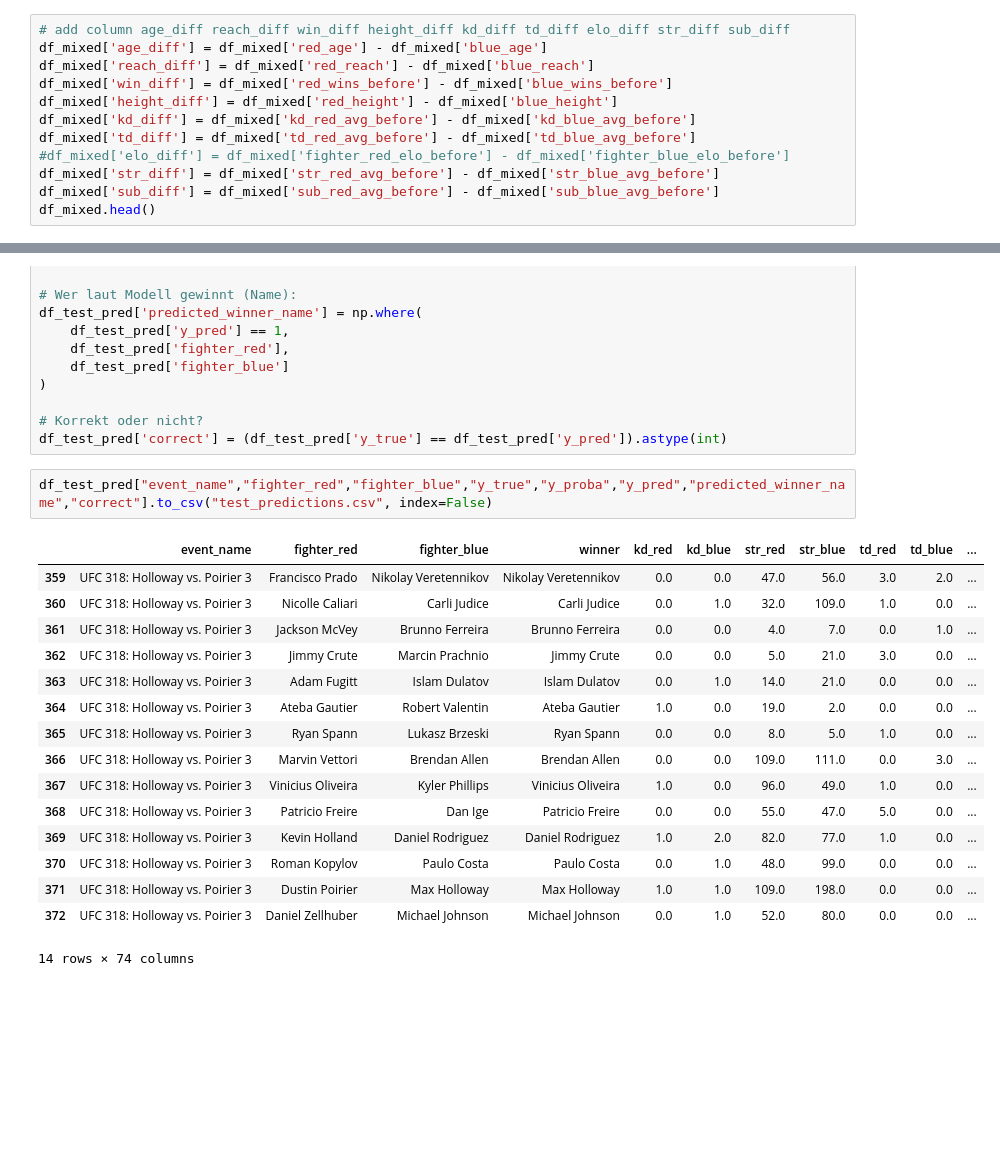
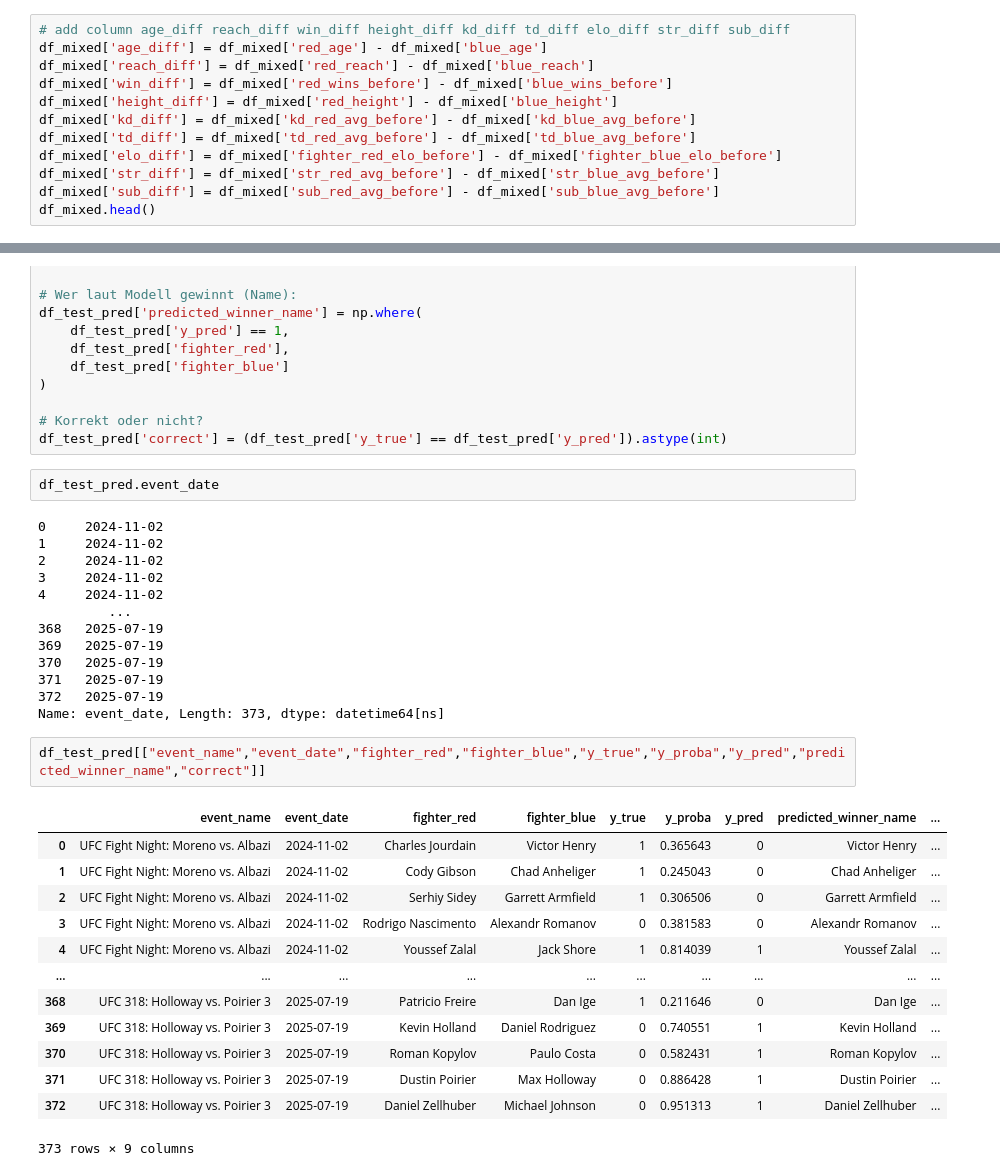
Before and after one commit to P-AEL/Better, a Jupyter notebook: Create_dataset.ipynb, the cells around one changed output, grey strips where cells are left out. Saved outputs shown, nothing was run; the diff lists cells and outputs as text; blank space fills up the shorter version.

```diff
--- a/Create_dataset.ipynb
+++ b/Create_dataset.ipynb
@@ -459,7 +459,7 @@ df_mixed['win_diff'] = df_mixed['red_wins_before'] - df_mixed['blue_wins_before'
 df_mixed['height_diff'] = df_mixed['red_height'] - df_mixed['blue_height']
 df_mixed['kd_diff'] = df_mixed['kd_red_avg_before'] - df_mixed['kd_blue_avg_before']
 df_mixed['td_diff'] = df_mixed['td_red_avg_before'] - df_mixed['td_blue_avg_before']
-#df_mixed['elo_diff'] = df_mixed['fighter_red_elo_before'] - df_mixed['fighter_blue_elo_before']
+df_mixed['elo_diff'] = df_mixed['fighter_red_elo_before'] - df_mixed['fighter_blue_elo_before']
 df_mixed['str_diff'] = df_mixed['str_red_avg_before'] - df_mixed['str_blue_avg_before']
 df_mixed['sub_diff'] = df_mixed['sub_red_avg_before'] - df_mixed['sub_blue_avg_before']
 df_mixed.head()
@@ -706,22 +706,34 @@ df_test_pred['predicted_winner_name'] = np.where(
 
 # Korrekt oder nicht?
 df_test_pred['correct'] = (df_test_pred['y_true'] == df_test_pred['y_pred']).astype(int)
+# %%
+df_test_pred.event_date
+# %% [output]
+0     2024-11-02
+1     2024-11-02
+2     2024-11-02
+3     2024-11-02
+4     2024-11-02
+         ...
+368   2025-07-19
+369   2025-07-19
+370   2025-07-19
+371   2025-07-19
+372   2025-07-19
+Name: event_date, Length: 373, dtype: datetime64[ns]
 # %%
-df_test_pred["event_name","fighter_red","fighter_blue","y_true","y_proba","y_pred","predicted_winner_name","correct"].to_csv("test_predictions.csv", index=False)
+df_test_pred[["event_name","event_date","fighter_red","fighter_blue","y_true","y_proba","y_pred","predicted_winner_name","correct"]]
 # %% [output]
-|  | event_name | fighter_red | fighter_blue | winner | kd_red | kd_blue | str_red | str_blue | td_red | td_blue | ... |
-| 359 | UFC 318: Holloway vs. Poirier 3 | Francisco Prado | Nikolay Veretennikov | Nikolay Veretennikov | 0.0 | 0.0 | 47.0 | 56.0 | 3.0 | 2.0 | ... |
-| 360 | UFC 318: Holloway vs. Poirier 3 | Nicolle Caliari | Carli Judice | Carli Judice | 0.0 | 1.0 | 32.0 | 109.0 | 1.0 | 0.0 | ... |
-| 361 | UFC 318: Holloway vs. Poirier 3 | Jackson McVey | Brunno Ferreira | Brunno Ferreira | 0.0 | 0.0 | 4.0 | 7.0 | 0.0 | 1.0 | ... |
-| 362 | UFC 318: Holloway vs. Poirier 3 | Jimmy Crute | Marcin Prachnio | Jimmy Crute | 0.0 | 0.0 | 5.0 | 21.0 | 3.0 | 0.0 | ... |
-| 363 | UFC 318: Holloway vs. Poirier 3 | Adam Fugitt | Islam Dulatov | Islam Dulatov | 0.0 | 1.0 | 14.0 | 21.0 | 0.0 | 0.0 | ... |
-| 364 | UFC 318: Holloway vs. Poirier 3 | Ateba Gautier | Robert Valentin | Ateba Gautier | 1.0 | 0.0 | 19.0 | 2.0 | 0.0 | 0.0 | ... |
-| 365 | UFC 318: Holloway vs. Poirier 3 | Ryan Spann | Lukasz Brzeski | Ryan Spann | 0.0 | 0.0 | 8.0 | 5.0 | 1.0 | 0.0 | ... |
-| 366 | UFC 318: Holloway vs. Poirier 3 | Marvin Vettori | Brendan Allen | Brendan Allen | 0.0 | 0.0 | 109.0 | 111.0 | 0.0 | 3.0 | ... |
-| 367 | UFC 318: Holloway vs. Poirier 3 | Vinicius Oliveira | Kyler Phillips | Vinicius Oliveira | 1.0 | 0.0 | 96.0 | 49.0 | 1.0 | 0.0 | ... |
-| 368 | UFC 318: Holloway vs. Poirier 3 | Patricio Freire | Dan Ige | Patricio Freire | 0.0 | 0.0 | 55.0 | 47.0 | 5.0 | 0.0 | ... |
-| 369 | UFC 318: Holloway vs. Poirier 3 | Kevin Holland | Daniel Rodriguez | Daniel Rodriguez | 1.0 | 2.0 | 82.0 | 77.0 | 1.0 | 0.0 | ... |
-| 370 | UFC 318: Holloway vs. Poirier 3 | Roman Kopylov | Paulo Costa | Paulo Costa | 0.0 | 1.0 | 48.0 | 99.0 | 0.0 | 0.0 | ... |
-| 371 | UFC 318: Holloway vs. Poirier 3 | Dustin Poirier | Max Holloway | Max Holloway | 1.0 | 1.0 | 109.0 | 198.0 | 0.0 | 0.0 | ... |
-| 372 | UFC 318: Holloway vs. Poirier 3 | Daniel Zellhuber | Michael Johnson | Michael Johnson | 0.0 | 1.0 | 52.0 | 80.0 | 0.0 | 0.0 | ... |
+|  | event_name | event_date | fighter_red | fighter_blue | y_true | y_proba | y_pred | predicted_winner_name | ... |
+| 0 | UFC Fight Night: Moreno vs. Albazi | 2024-11-02 | Charles Jourdain | Victor Henry | 1 | 0.365643 | 0 | Victor Henry | ... |
+| 1 | UFC Fight Night: Moreno vs. Albazi | 2024-11-02 | Cody Gibson | Chad Anheliger | 1 | 0.245043 | 0 | Chad Anheliger | ... |
+| 2 | UFC Fight Night: Moreno vs. Albazi | 2024-11-02 | Serhiy Sidey | Garrett Armfield | 1 | 0.306506 | 0 | Garrett Armfield | ... |
+| 3 | UFC Fight Night: Moreno vs. Albazi | 2024-11-02 | Rodrigo Nascimento | Alexandr Romanov | 0 | 0.381583 | 0 | Alexandr Romanov | ... |
+| 4 | UFC Fight Night: Moreno vs. Albazi | 2024-11-02 | Youssef Zalal | Jack Shore | 1 | 0.814039 | 1 | Youssef Zalal | ... |
+| ... | ... | ... | ... | ... | ... | ... | ... | ... | ... |
+| 368 | UFC 318: Holloway vs. Poirier 3 | 2025-07-19 | Patricio Freire | Dan Ige | 1 | 0.211646 | 0 | Dan Ige | ... |
+| 369 | UFC 318: Holloway vs. Poirier 3 | 2025-07-19 | Kevin Holland | Daniel Rodriguez | 0 | 0.740551 | 1 | Kevin Holland | ... |
+| 370 | UFC 318: Holloway vs. Poirier 3 | 2025-07-19 | Roman Kopylov | Paulo Costa | 0 | 0.582431 | 1 | Roman Kopylov | ... |
+| 371 | UFC 318: Holloway vs. Poirier 3 | 2025-07-19 | Dustin Poirier | Max Holloway | 0 | 0.886428 | 1 | Dustin Poirier | ... |
+| 372 | UFC 318: Holloway vs. Poirier 3 | 2025-07-19 | Daniel Zellhuber | Michael Johnson | 0 | 0.951313 | 1 | Daniel Zellhuber | ... |
-14 rows × 74 columns
+373 rows × 9 columns
```
Also changed, not shown: parts of 7 cells of this notebook, 15 other files.
